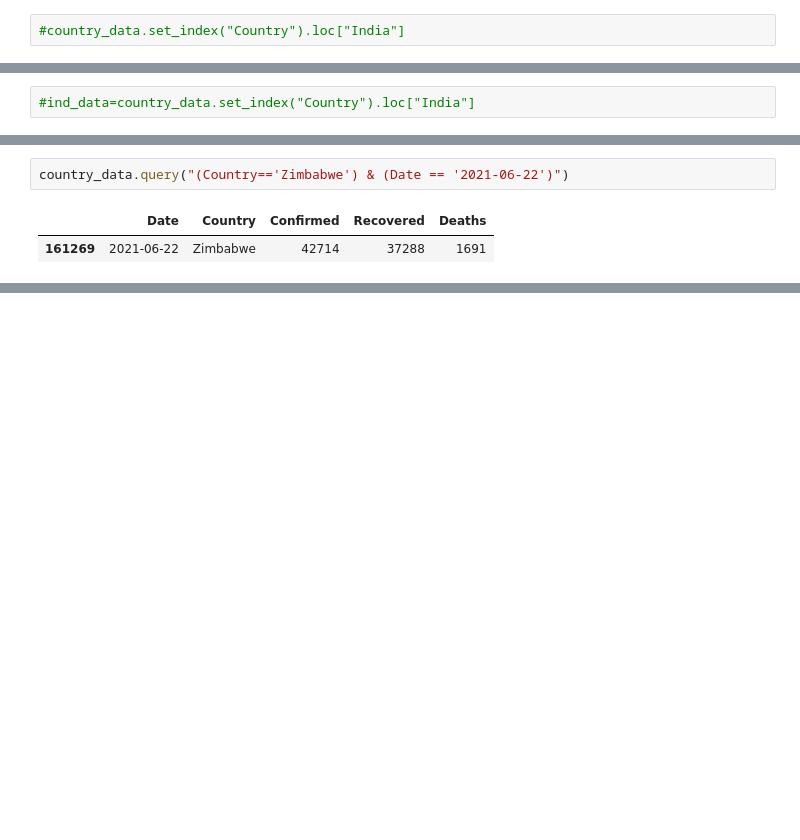
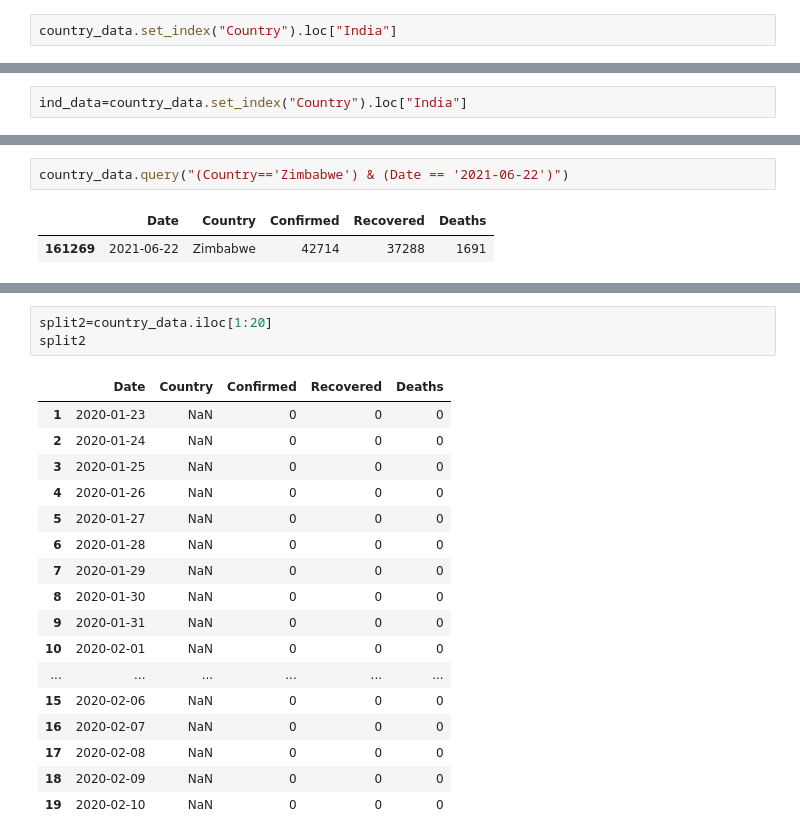
Before and after one commit to Hrx28/Covid-data-Analysis, a Jupyter notebook: pandas_.ipynb, the cells around one changed output, grey strips where cells are left out. Drawn from its saved outputs; the diff is of its cells as text; blank space fills up the shorter version.

```diff
--- a/pandas_.ipynb
+++ b/pandas_.ipynb
@@ -85,4 +85,4 @@ Recovered                      0
 Deaths                      5460
 Name: 161564, dtype: object
 # %%
-#country_data.set_index("Country").loc["India"]
+country_data.set_index("Country").loc["India"]
@@ -89,3 +104,3 @@ Name: 161564, dtype: object
 # %%
-#ind_data=country_data.set_index("Country").loc["India"]
+ind_data=country_data.set_index("Country").loc["India"]
 # %%
@@ -154,0 +202,21 @@ country_data.query("(Country=='Zimbabwe') & (Date == '2021-06-22')")
+# %%
+split2=country_data.iloc[1:20]
+split2
+# %% [output]
+|  | Date | Country | Confirmed | Recovered | Deaths |
+| 1 | 2020-01-23 | NaN | 0 | 0 | 0 |
+| 2 | 2020-01-24 | NaN | 0 | 0 | 0 |
+| 3 | 2020-01-25 | NaN | 0 | 0 | 0 |
+| 4 | 2020-01-26 | NaN | 0 | 0 | 0 |
+| 5 | 2020-01-27 | NaN | 0 | 0 | 0 |
+| 6 | 2020-01-28 | NaN | 0 | 0 | 0 |
+| 7 | 2020-01-29 | NaN | 0 | 0 | 0 |
+| 8 | 2020-01-30 | NaN | 0 | 0 | 0 |
+| 9 | 2020-01-31 | NaN | 0 | 0 | 0 |
+| 10 | 2020-02-01 | NaN | 0 | 0 | 0 |
+| ... | ... | ... | ... | ... | ... |
+| 15 | 2020-02-06 | NaN | 0 | 0 | 0 |
+| 16 | 2020-02-07 | NaN | 0 | 0 | 0 |
+| 17 | 2020-02-08 | NaN | 0 | 0 | 0 |
+| 18 | 2020-02-09 | NaN | 0 | 0 | 0 |
+| 19 | 2020-02-10 | NaN | 0 | 0 | 0 |
```
Also changed, not shown: parts of 6 cells of this notebook.
